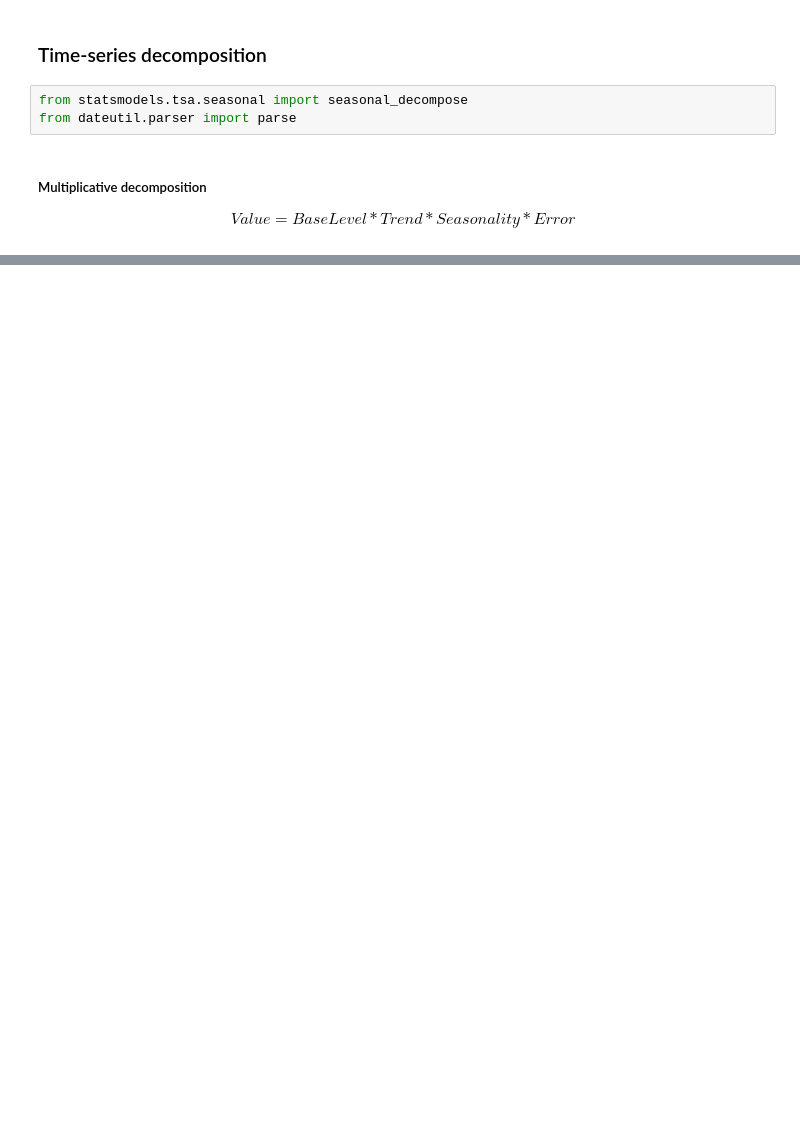
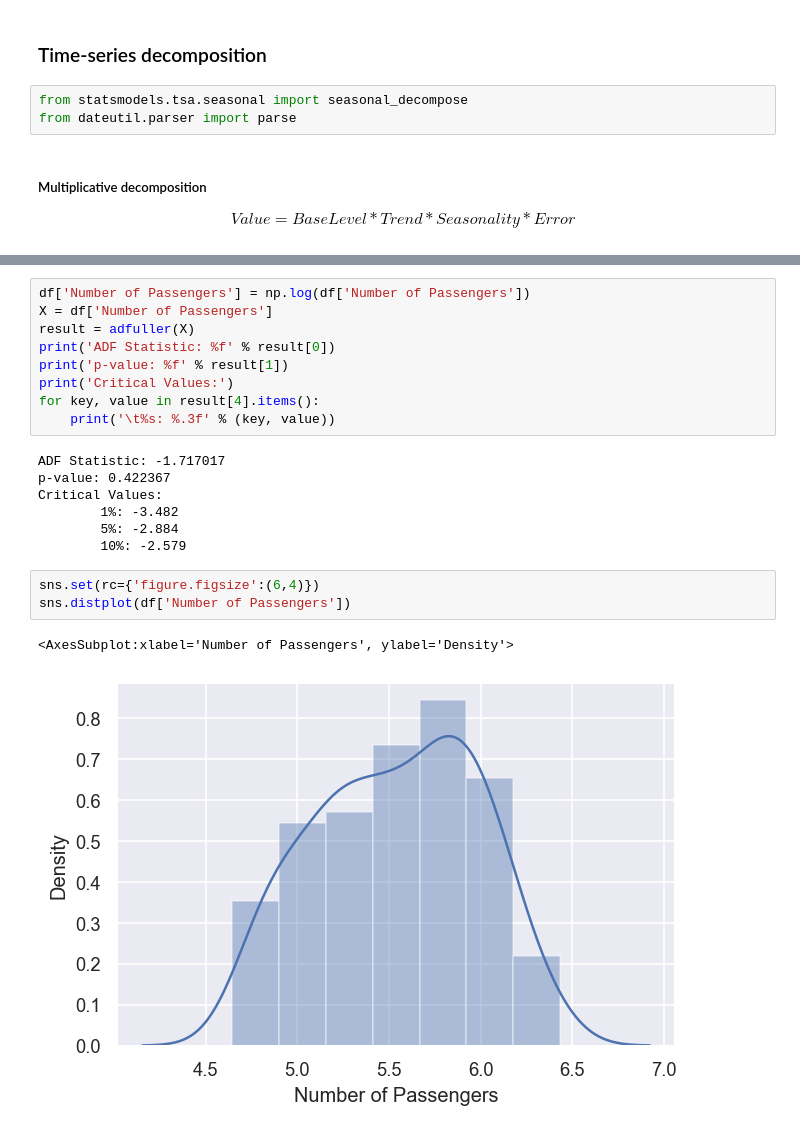
Before and after one commit to manuelmaior29/ds-playground, a Jupyter notebook: data-analysis/air-passengers/analysis.ipynb, the cells around one changed output, grey strips where cells are left out. Cells and saved outputs as stored; diff of their text form; blank space fills up the shorter version.

```diff
--- a/data-analysis/air-passengers/analysis.ipynb
+++ b/data-analysis/air-passengers/analysis.ipynb
@@ -58,0 +96,22 @@ plt.tight_layout(rect=[0, 0.03, 1, 0.95])
+# %%
+df['Number of Passengers'] = np.log(df['Number of Passengers'])
+X = df['Number of Passengers']
+result = adfuller(X)
+print('ADF Statistic: %f' % result[0])
+print('p-value: %f' % result[1])
+print('Critical Values:')
+for key, value in result[4].items():
+    print('\t%s: %.3f' % (key, value))
+# %% [output]
+ADF Statistic: -1.717017
+p-value: 0.422367
+Critical Values:
+        1%: -3.482
+        5%: -2.884
+        10%: -2.579
+# %%
+sns.set(rc={'figure.figsize':(6,4)})
+sns.distplot(df['Number of Passengers'])
+# %% [output]
+<AxesSubplot:xlabel='Number of Passengers', ylabel='Density'>
+[figure, added]
```
Also changed, not shown: parts of 19 cells of this notebook.
